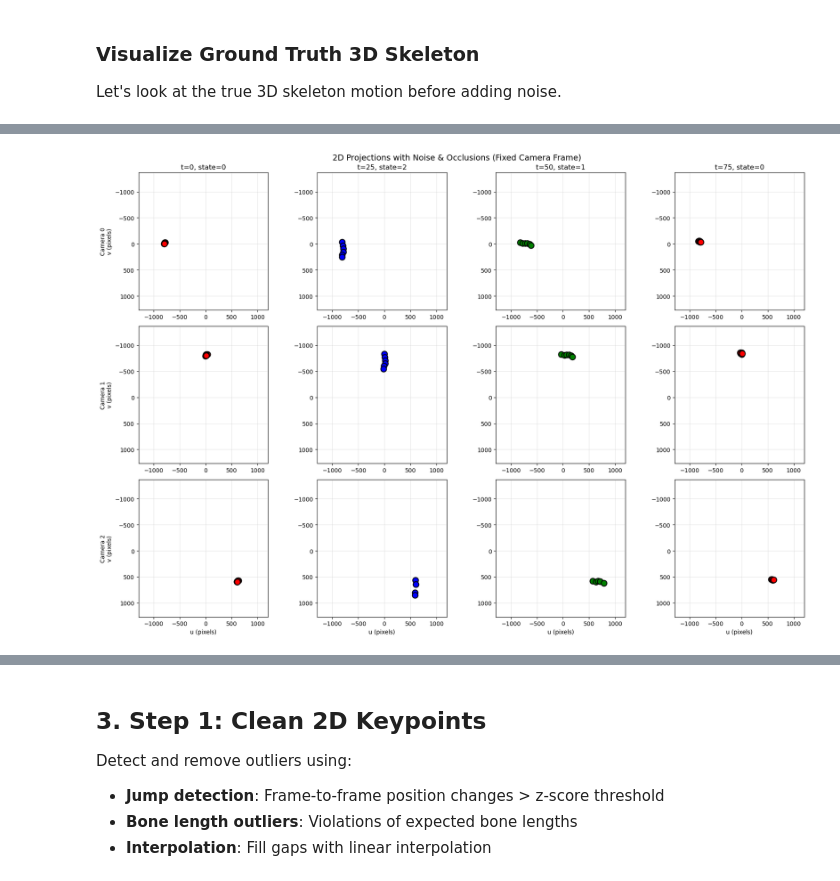
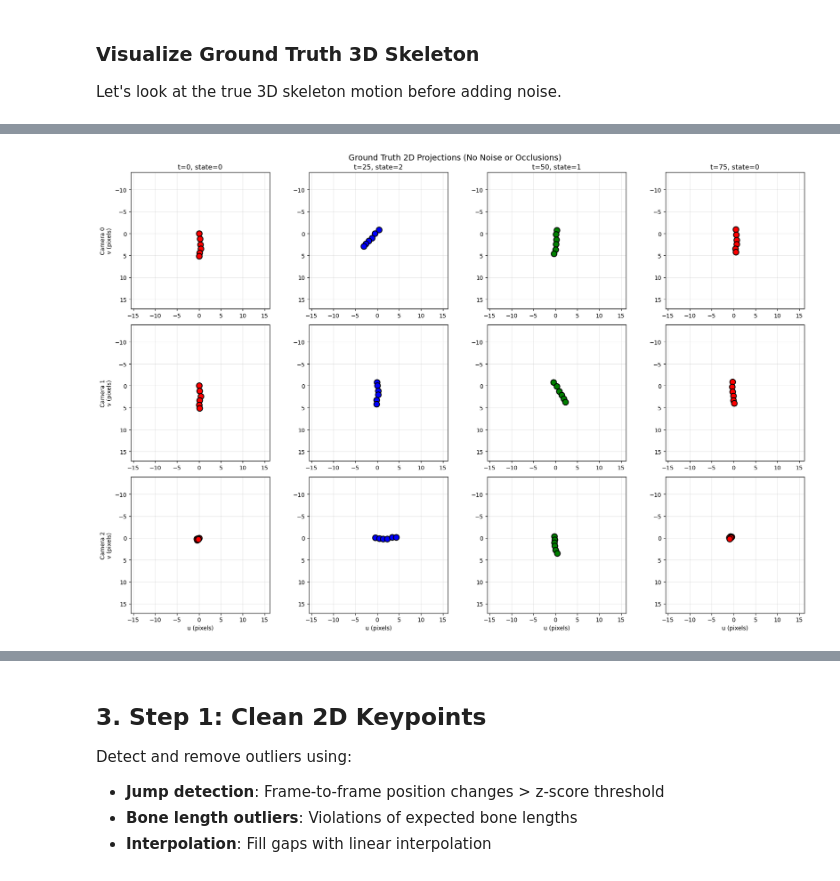
Before and after one commit to Motor-Learning-Lab/GIMBAL_Python, a Jupyter notebook: notebook/demo_v0_2_1_data_driven_priors.ipynb, the cells around one changed output, grey strips where cells are left out. Saved outputs shown, nothing was run; the diff lists cells and outputs as text; code cells hidden in the pictures.

```diff
--- a/notebook/demo_v0_2_1_data_driven_priors.ipynb
+++ b/notebook/demo_v0_2_1_data_driven_priors.ipynb
@@ -51,9 +51,9 @@ config = SyntheticDataConfig(
     T=100,              # More frames for better statistics
     C=3,                # 3 cameras
     S=3,                # 3 hidden states
-    kappa=5.0,          # Moderate directional noise
-    obs_noise_std=3.0,  # Moderate 2D noise
-    occlusion_rate=0.1, # 10% occlusions
+    kappa=10.0,         # Lower directional noise (was 5.0)
+    obs_noise_std=0.5,  # Much lower 2D noise (was 3.0)
+    occlusion_rate=0.02,# Much lower occlusion rate (was 0.1)
     random_seed=42,
 )
 
@@ -167,76 +167,71 @@ Show how the 3D skeleton projects onto each camera's image plane.
 # %%
-# Plot 2D projections: rows = cameras, columns = timesteps
+# Plot ground truth 2D projections (no noise, no occlusions)
+# We'll project the true 3D positions directly using the camera matrices
+
 timesteps_to_plot = [0, 25, 50, 75]
 fig, axes = plt.subplots(data.config.C, len(timesteps_to_plot), figsize=(18, 12))
 
-# Determine consistent axis limits for all cameras (simulate camera resolution)
-# Find the range of all observed points across all timesteps to set reasonable limits
+# Compute ground truth projections
+def project_3d_to_2d(x_3d, P):
+    """Project 3D points to 2D using camera matrix P."""
+    # x_3d: (K, 3), P: (3, 4)
+    # Convert to homogeneous coordinates
+    x_homo = np.concatenate([x_3d, np.ones((x_3d.shape[0], 1))], axis=1)  # (K, 4)
+    # Project
+    y_homo = (P @ x_homo.T).T  # (K, 3)
+    # Normalize
+    y_2d = y_homo[:, :2] / y_homo[:, 2:3]  # (K, 2)
+    return y_2d
+
+# Determine consistent axis limits
 u_min, u_max = np.nanmin(y_observed_2d[:, :, :, 0]), np.nanmax(y_observed_2d[:, :, :, 0])
 v_min, v_max = np.nanmin(y_observed_2d[:, :, :, 1]), np.nanmax(y_observed_2d[:, :, :, 1])
-
-# Add padding to show full camera frame
 u_range = u_max - u_min
 v_range = v_max - v_min
-padding = 0.2  # 20% padding
+padding = 0.2
 u_lim = [u_min - padding * u_range, u_max + padding * u_range]
 v_lim = [v_min - padding * v_range, v_max + padding * v_range]
 
 for c in range(data.config.C):
     for t_idx, t in enumerate(timesteps_to_plot):
         ax = axes[c, t_idx]
 
-        # Get 2D observations for this camera at timestep t (with noise + occlusions)
-        y_cam = y_observed_2d[c, t]  # (K, 2)
+        # Get ground truth 3D positions and project them
+        x_true_t = data.x_true[t]  # (K, 3)
+        y_gt = project_3d_to_2d(x_true_t, camera_proj[c])  # (K, 2)
 
         # Plot skeleton bones in 2D
         for k, parent_idx in enumerate(DEMO_V0_1_SKELETON.parents):
             if parent_idx >= 0:
-                parent_2d = y_cam[parent_idx]
-                child_2d = y_cam[k]
-
-                # Only plot if both points are visible (not occluded)
-                if not np.any(np.isnan(parent_2d)) and not np.any(np.isnan(child_2d)):
-                    ax.plot([parent_2d[0], child_2d[0]],
-                           [parent_2d[1], child_2d[1]],
-                           'k-', linewidth=2, alpha=0.6)
+                parent_2d = y_gt[parent_idx]
+                child_2d = y_gt[k]
+                ax.plot([parent_2d[0], child_2d[0]],
+                       [parent_2d[1], child_2d[1]],
+                       'k-', linewidth=2, alpha=0.6)
 
         # Plot joints
-        occluded_shown = False
-        for k in range(len(DEMO_V0_1_SKELETON.joint_names)):
-            if not np.any(np.isnan(y_cam[k])):
-                ax.scatter(y_cam[k, 0], y_cam[k, 1],
-                          c=colors_by_state[data.true_states[t]],
-                          s=100, edgecolors='black', linewidth=1.5, zorder=10)
-            else:
-                # Mark occluded joints with X
-                if not occluded_shown:
-                    ax.scatter([], [], c='gray', s=100, marker='x',
-                              label='Occluded')
-                    occluded_shown = True
+        ax.scatter(y_gt[:, 0], y_gt[:, 1],
+                  c=colors_by_state[data.true_states[t]],
+                  s=100, edgecolors='black', linewidth=1.5, zorder=10)
 
-        # Set consistent axis limits for all subplots
+        # Set consistent axis limits
         ax.set_xlim(u_lim)
         ax.set_ylim(v_lim)
 
         # Labels and styling
-        if c == data.config.C - 1:  # Bottom row
+        if c == data.config.C - 1:
             ax.set_xlabel('u (pixels)')
-        if t_idx == 0:  # Left column
+        if t_idx == 0:
             ax.set_ylabel(f'Camera {c}\nv (pixels)')
-
-        # Title on top row only
         if c == 0:
             ax.set_title(f't={t}, state={data.true_states[t]}')
 
-        ax.invert_yaxis()  # Image coordinates: y increases downward
+        ax.invert_yaxis()
         ax.grid(True, alpha=0.3)
         ax.set_aspect('equal', adjustable='box')
 
-        if c == 0 and t_idx == 0 and occluded_shown:
-            ax.legend(fontsize=8)
-
-plt.suptitle(f'2D Projections with Noise & Occlusions (Fixed Camera Frame)', fontsize=14)
+plt.suptitle('Ground Truth 2D Projections (No Noise or Occlusions)', fontsize=14)
 plt.tight_layout()
 plt.show()
 # %% [output]
-[figure, old version]
+[figure, new version]
```
Also changed, not shown: parts of 4 cells of this notebook.
